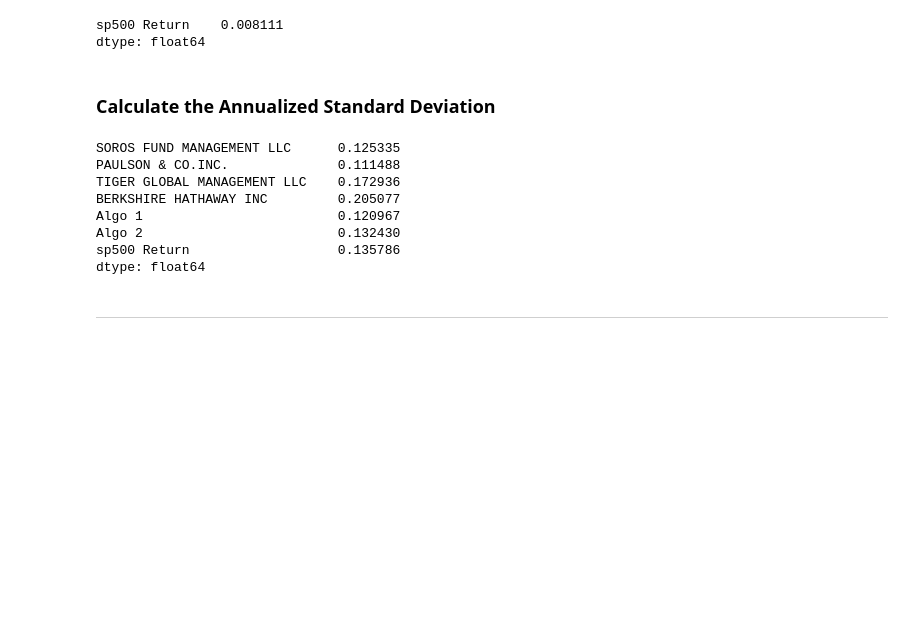
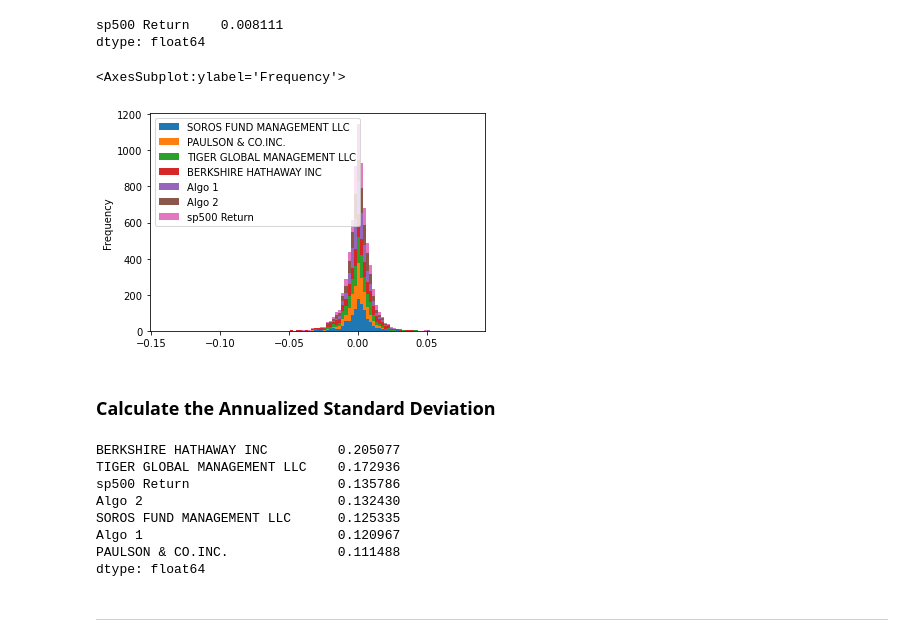
Before and after one commit to Boulaz2002/Pandas-Homework, a Jupyter notebook: portfolio_analysis.ipynb, the cells around one changed output. Drawn from its saved outputs; the diff is of its cells as text; code cells hidden in the pictures; blank space fills up the shorter version.

```diff
--- a/portfolio_analysis.ipynb
+++ b/portfolio_analysis.ipynb
@@ -243,20 +242,24 @@ sp500 Return    0.008111
 dtype: float64
 # %%
 # Determine which portfolios are riskier than the S&P 500
+joined_return.plot.hist(stacked=True, bins=100)
+# %% [output]
+<AxesSubplot:ylabel='Frequency'>
+[figure, added]
 # %% [markdown]
 ### Calculate the Annualized Standard Deviation
 # %%
 # Calculate the annualized standard deviation (252 trading days)
 annualized_std_data = daily_std_data*np.sqrt(252)
-annualized_std_data
+annualized_std_data.sort_values(ascending=False)
 # %% [output]
+BERKSHIRE HATHAWAY INC         0.205077
+TIGER GLOBAL MANAGEMENT LLC    0.172936
+sp500 Return                   0.135786
+Algo 2                         0.132430
 SOROS FUND MANAGEMENT LLC      0.125335
+Algo 1                         0.120967
 PAULSON & CO.INC.              0.111488
-TIGER GLOBAL MANAGEMENT LLC    0.172936
-BERKSHIRE HATHAWAY INC         0.205077
-Algo 1                         0.120967
-Algo 2                         0.132430
-sp500 Return                   0.135786
 dtype: float64
 # %% [markdown]
 ---
```
Also changed, not shown: parts of 12 cells of this notebook.
